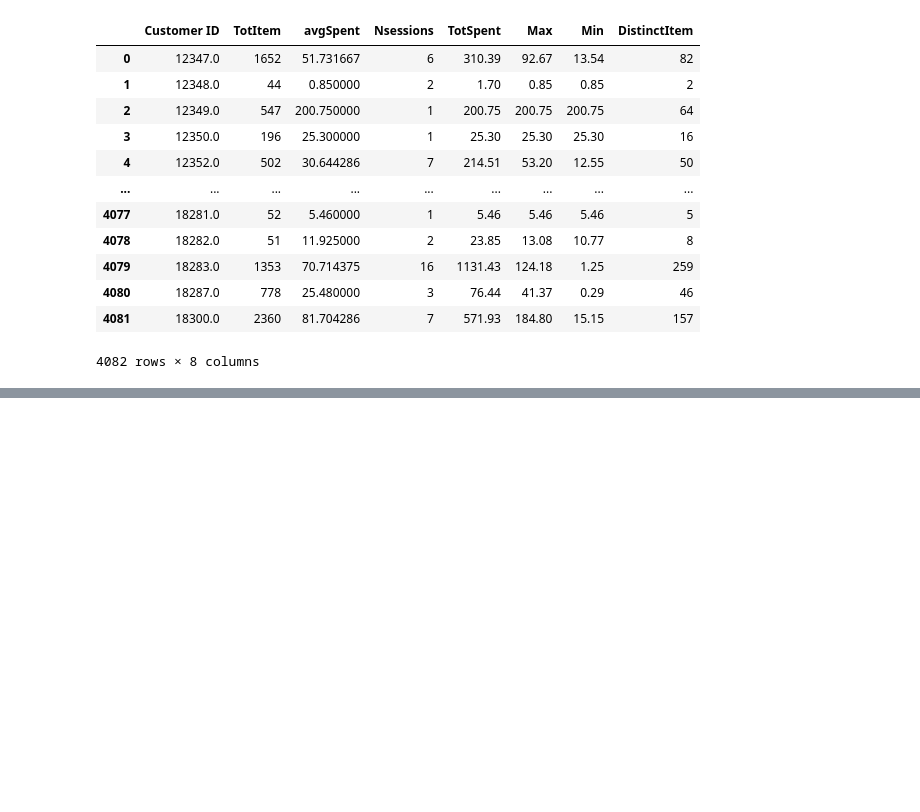
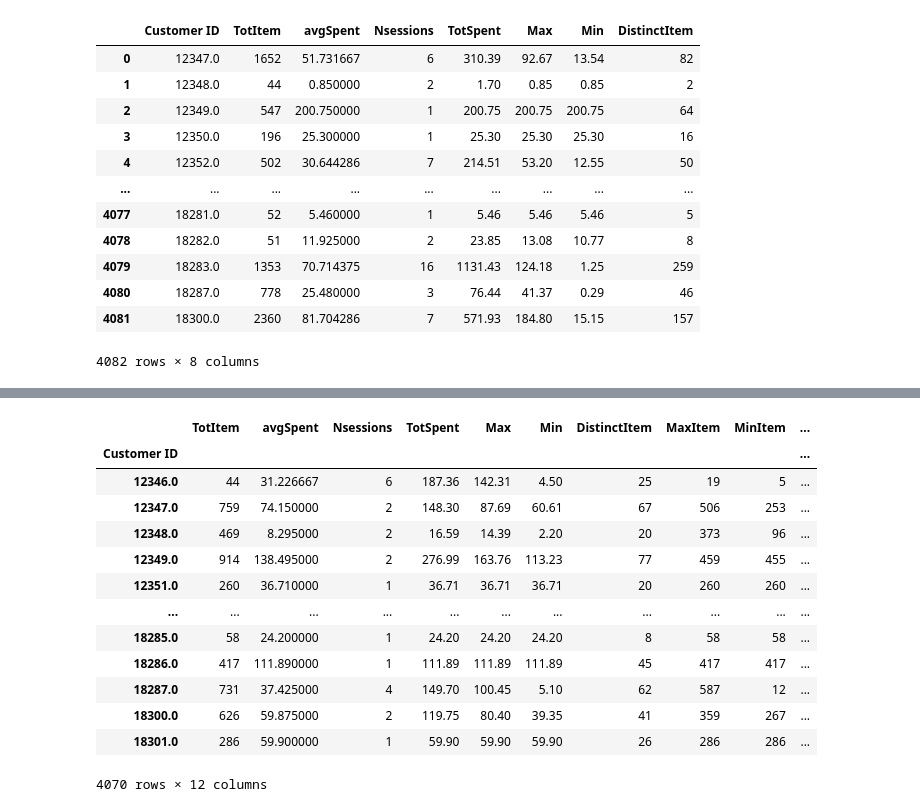
Before and after one commit to stefanobianco12/Data-Mining-Project, a Jupyter notebook: Customer.ipynb, the cells around one changed output, grey strips where cells are left out. Cells and saved outputs as stored; diff of their text form; code cells hidden in the pictures; blank space fills up the shorter version.

```diff
--- a/Customer.ipynb
+++ b/Customer.ipynb
@@ -909,0 +1077,26 @@ Customer_2011.to_csv('dataset/Customer_2011.csv')
+# %%
+customer=MeanTimeGap['Customer ID'].unique()
+# %%
+data_tuples = list(zip(customer,mean_time_gap))
+# %%
+MeanTime=pd.DataFrame(data_tuples, columns=['Customer ID','MeanTimeGap'])
+# %%
+customer_2010 = pd.read_csv('dataset/Customer_2010.csv', sep=',')
+# %%
+Customer_2010 =customer_2010.merge(MeanTime, on='Customer ID').set_index('Customer ID')
+Customer_2010
+# %% [output]
+|  | TotItem | avgSpent | Nsessions | TotSpent | Max | Min | DistinctItem | MaxItem | MinItem | ... |
+| Customer ID |  |  |  |  |  |  |  |  |  | ... |
+| 12346.0 | 44 | 31.226667 | 6 | 187.36 | 142.31 | 4.50 | 25 | 19 | 5 | ... |
+| 12347.0 | 759 | 74.150000 | 2 | 148.30 | 87.69 | 60.61 | 67 | 506 | 253 | ... |
+| 12348.0 | 469 | 8.295000 | 2 | 16.59 | 14.39 | 2.20 | 20 | 373 | 96 | ... |
+| 12349.0 | 914 | 138.495000 | 2 | 276.99 | 163.76 | 113.23 | 77 | 459 | 455 | ... |
+| 12351.0 | 260 | 36.710000 | 1 | 36.71 | 36.71 | 36.71 | 20 | 260 | 260 | ... |
+| ... | ... | ... | ... | ... | ... | ... | ... | ... | ... | ... |
+| 18285.0 | 58 | 24.200000 | 1 | 24.20 | 24.20 | 24.20 | 8 | 58 | 58 | ... |
+| 18286.0 | 417 | 111.890000 | 1 | 111.89 | 111.89 | 111.89 | 45 | 417 | 417 | ... |
+| 18287.0 | 731 | 37.425000 | 4 | 149.70 | 100.45 | 5.10 | 62 | 587 | 12 | ... |
+| 18300.0 | 626 | 59.875000 | 2 | 119.75 | 80.40 | 39.35 | 41 | 359 | 267 | ... |
+| 18301.0 | 286 | 59.900000 | 1 | 59.90 | 59.90 | 59.90 | 26 | 286 | 286 | ... |
+4070 rows × 12 columns
```
Also changed, not shown: parts of 31 cells of this notebook, 3 other files.
